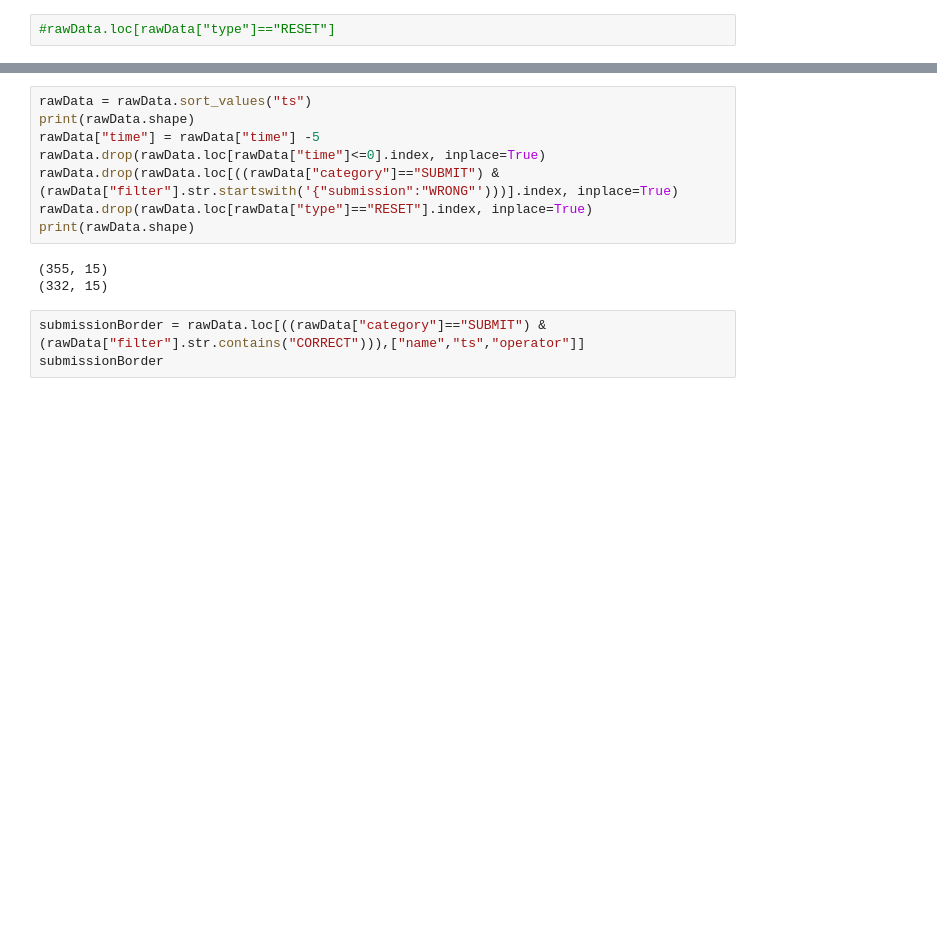
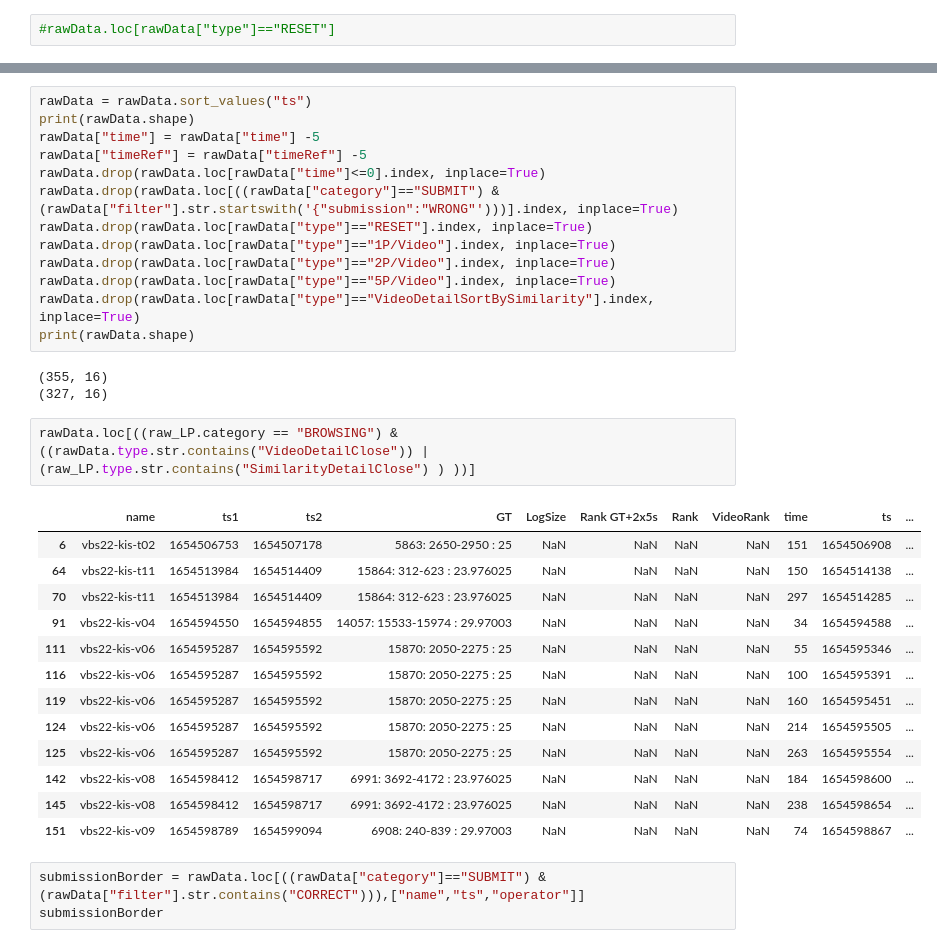
Before and after one commit to lpeska/MMM2023_CVHunter_analysis, a Jupyter notebook: CVHunter2022Eval_final.ipynb, the cells around one changed output, grey strips where cells are left out. Cells and saved outputs as stored; diff of their text form; blank space fills up the shorter version.

```diff
--- a/CVHunter2022Eval_final.ipynb
+++ b/CVHunter2022Eval_final.ipynb
@@ -21,13 +32,34 @@ rawData = raw_LP.append(raw_JL, ignore_index=True)
 rawData = rawData.sort_values("ts")
 print(rawData.shape)
 rawData["time"] = rawData["time"] -5
+rawData["timeRef"] = rawData["timeRef"] -5
 rawData.drop(rawData.loc[rawData["time"]<=0].index, inplace=True)
 rawData.drop(rawData.loc[((rawData["category"]=="SUBMIT") & (rawData["filter"].str.startswith('{"submission":"WRONG"')))].index, inplace=True)
 rawData.drop(rawData.loc[rawData["type"]=="RESET"].index, inplace=True)
+rawData.drop(rawData.loc[rawData["type"]=="1P/Video"].index, inplace=True)
+rawData.drop(rawData.loc[rawData["type"]=="2P/Video"].index, inplace=True)
+rawData.drop(rawData.loc[rawData["type"]=="5P/Video"].index, inplace=True)
+rawData.drop(rawData.loc[rawData["type"]=="VideoDetailSortBySimilarity"].index, inplace=True)
 print(rawData.shape)
 # %% [output]
-(355, 15)
-(332, 15)
+(355, 16)
+(327, 16)
+# %%
+rawData.loc[((raw_LP.category == "BROWSING") & ((rawData.type.str.contains("VideoDetailClose")) | (raw_LP.type.str.contains("SimilarityDetailClose") ) ))]
+# %% [output]
+|  | name | ts1 | ts2 | GT | LogSize | Rank GT+2x5s | Rank | VideoRank | time | ts | ... |
+| 6 | vbs22-kis-t02 | 1654506753 | 1654507178 | 5863: 2650-2950 : 25 | NaN | NaN | NaN | NaN | 151 | 1654506908 | ... |
+| 64 | vbs22-kis-t11 | 1654513984 | 1654514409 | 15864: 312-623 : 23.976025 | NaN | NaN | NaN | NaN | 150 | 1654514138 | ... |
+| 70 | vbs22-kis-t11 | 1654513984 | 1654514409 | 15864: 312-623 : 23.976025 | NaN | NaN | NaN | NaN | 297 | 1654514285 | ... |
+| 91 | vbs22-kis-v04 | 1654594550 | 1654594855 | 14057: 15533-15974 : 29.97003 | NaN | NaN | NaN | NaN | 34 | 1654594588 | ... |
+| 111 | vbs22-kis-v06 | 1654595287 | 1654595592 | 15870: 2050-2275 : 25 | NaN | NaN | NaN | NaN | 55 | 1654595346 | ... |
+| 116 | vbs22-kis-v06 | 1654595287 | 1654595592 | 15870: 2050-2275 : 25 | NaN | NaN | NaN | NaN | 100 | 1654595391 | ... |
+| 119 | vbs22-kis-v06 | 1654595287 | 1654595592 | 15870: 2050-2275 : 25 | NaN | NaN | NaN | NaN | 160 | 1654595451 | ... |
+| 124 | vbs22-kis-v06 | 1654595287 | 1654595592 | 15870: 2050-2275 : 25 | NaN | NaN | NaN | NaN | 214 | 1654595505 | ... |
+| 125 | vbs22-kis-v06 | 1654595287 | 1654595592 | 15870: 2050-2275 : 25 | NaN | NaN | NaN | NaN | 263 | 1654595554 | ... |
+| 142 | vbs22-kis-v08 | 1654598412 | 1654598717 | 6991: 3692-4172 : 23.976025 | NaN | NaN | NaN | NaN | 184 | 1654598600 | ... |
+| 145 | vbs22-kis-v08 | 1654598412 | 1654598717 | 6991: 3692-4172 : 23.976025 | NaN | NaN | NaN | NaN | 238 | 1654598654 | ... |
+| 151 | vbs22-kis-v09 | 1654598789 | 1654599094 | 6908: 240-839 : 29.97003 | NaN | NaN | NaN | NaN | 74 | 1654598867 | ... |
 # %%
 submissionBorder = rawData.loc[((rawData["category"]=="SUBMIT") & (rawData["filter"].str.contains("CORRECT"))),["name","ts","operator"]]
 submissionBorder
```
Also changed, not shown: parts of 23 cells of this notebook.
